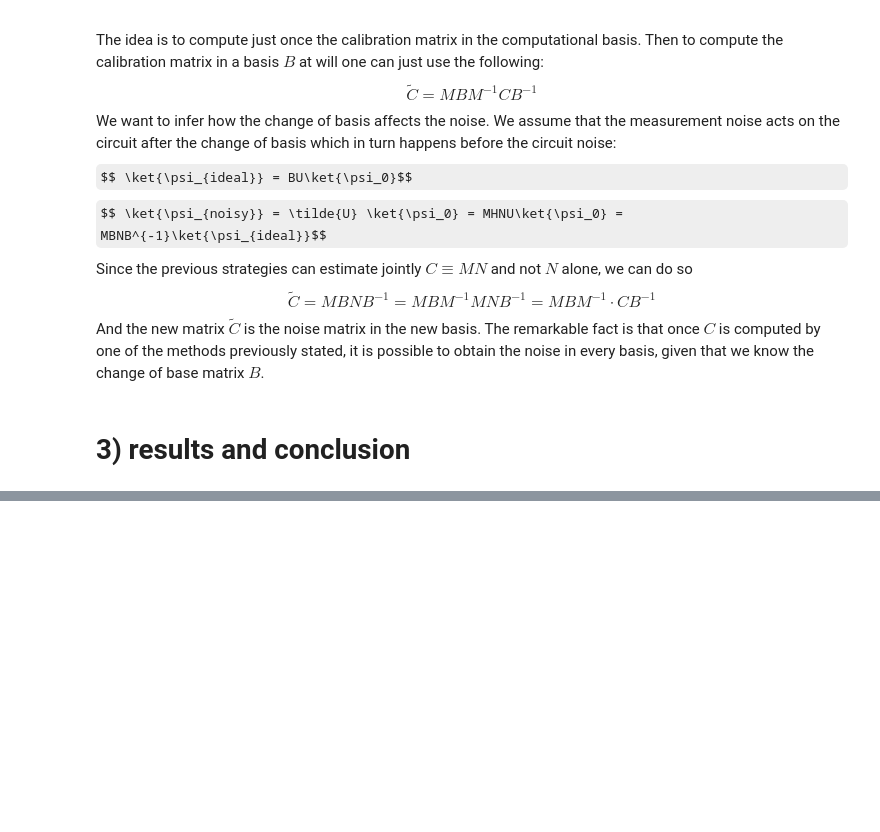
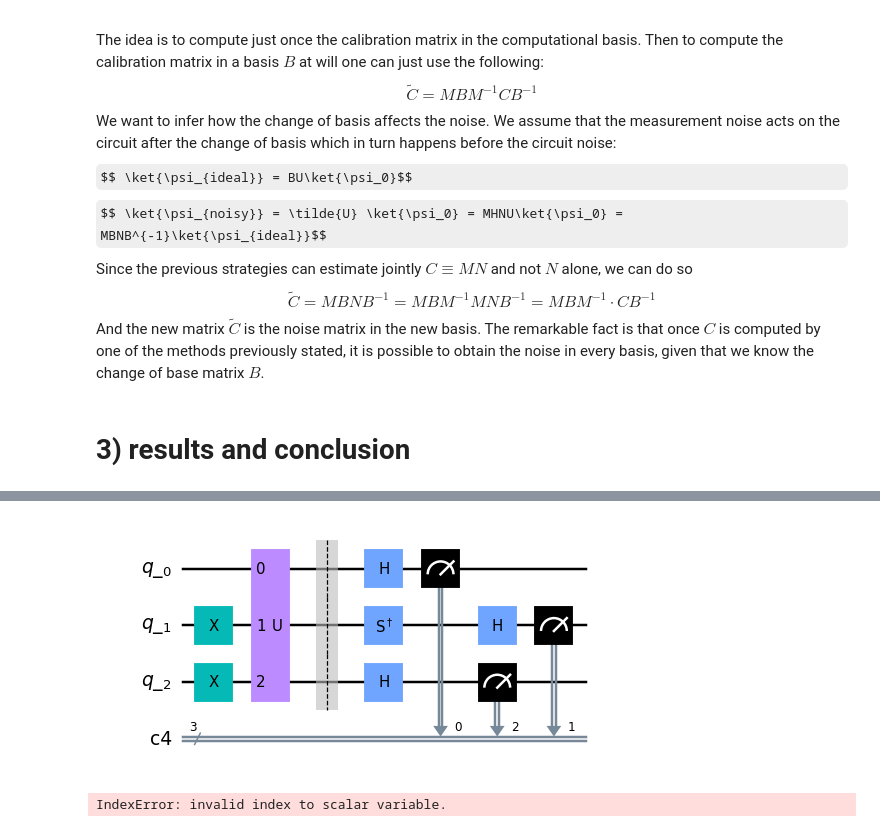
Before and after one commit to Valerio-Amico/valerio_amico_quantum_00, a Jupyter notebook: final_commit/final_commit.ipynb, the cells around one changed output, grey strips where cells are left out. Drawn from its saved outputs; the diff is of its cells as text; code cells hidden in the pictures; some formulas as TeX source; blank space fills up the shorter version.

```diff
--- a/final_commit/final_commit.ipynb
+++ b/final_commit/final_commit.ipynb
@@ -260,14 +260,26 @@ NameError: name 'fixed_magnetization_two_qubit_gate' is not defined
 # %%
-qr_evo = QuantumRegister(3, name="q")
-qc_evo = QuantumCircuit(qr_evo, name="U")
+qr_evo = QuantumRegister(3, name="q_")
+qc_evo = QuantumCircuit(qr_evo, name=r"$U_{best}$")
 
 qc_evo.x([qr_evo[1],qr_evo[2]])
 qc_evo.append(qc_U, qr_evo)
 
 from qiskit.ignis.verification.tomography import state_tomography_circuits
 
 qcs_tomo = state_tomography_circuits(qc_evo, qr_evo)
-qcs_tomo[3].draw(output="mpl")
+qcs_tomo[3].draw(output="mpl", style={"figwidth":7, "fontsize":12})
+# %% [output]
+[figure, added]
+# %%
+# building the calibration circuits
+theta_1.subs(r1)
+theta_2.subs(r2)
+phi_1.subs(f1)
+phi_2.subs(f2)
+omega_1.subs(a1)
+omega_1.subs(a1)
+# %% [output]
+IndexError: invalid index to scalar variable.
 # %%
 from qiskit import IBMQ, execute
 from qiskit.providers.aer import QasmSimulator
```
Also changed, not shown: parts of 4 cells of this notebook, 1 other file.
